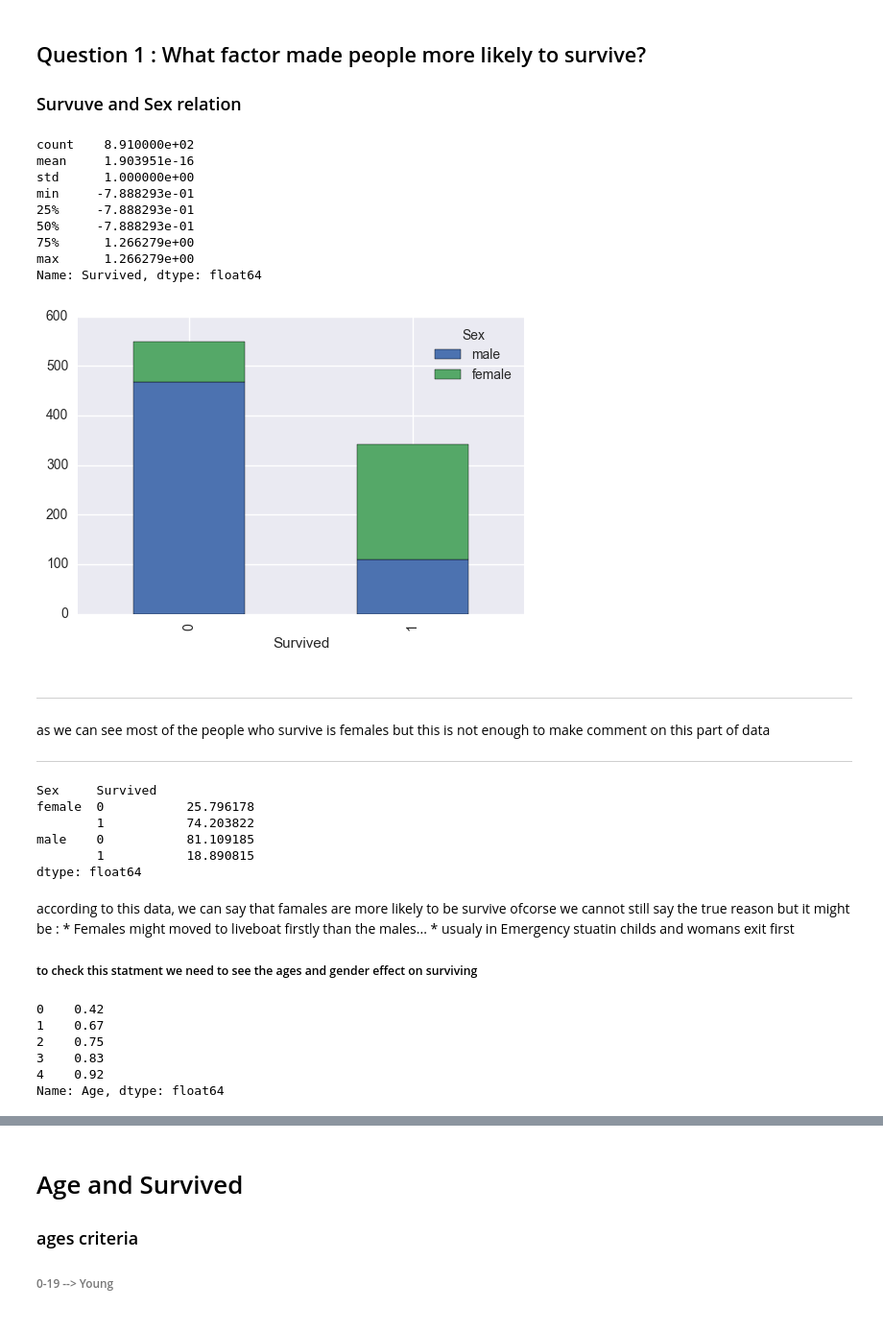
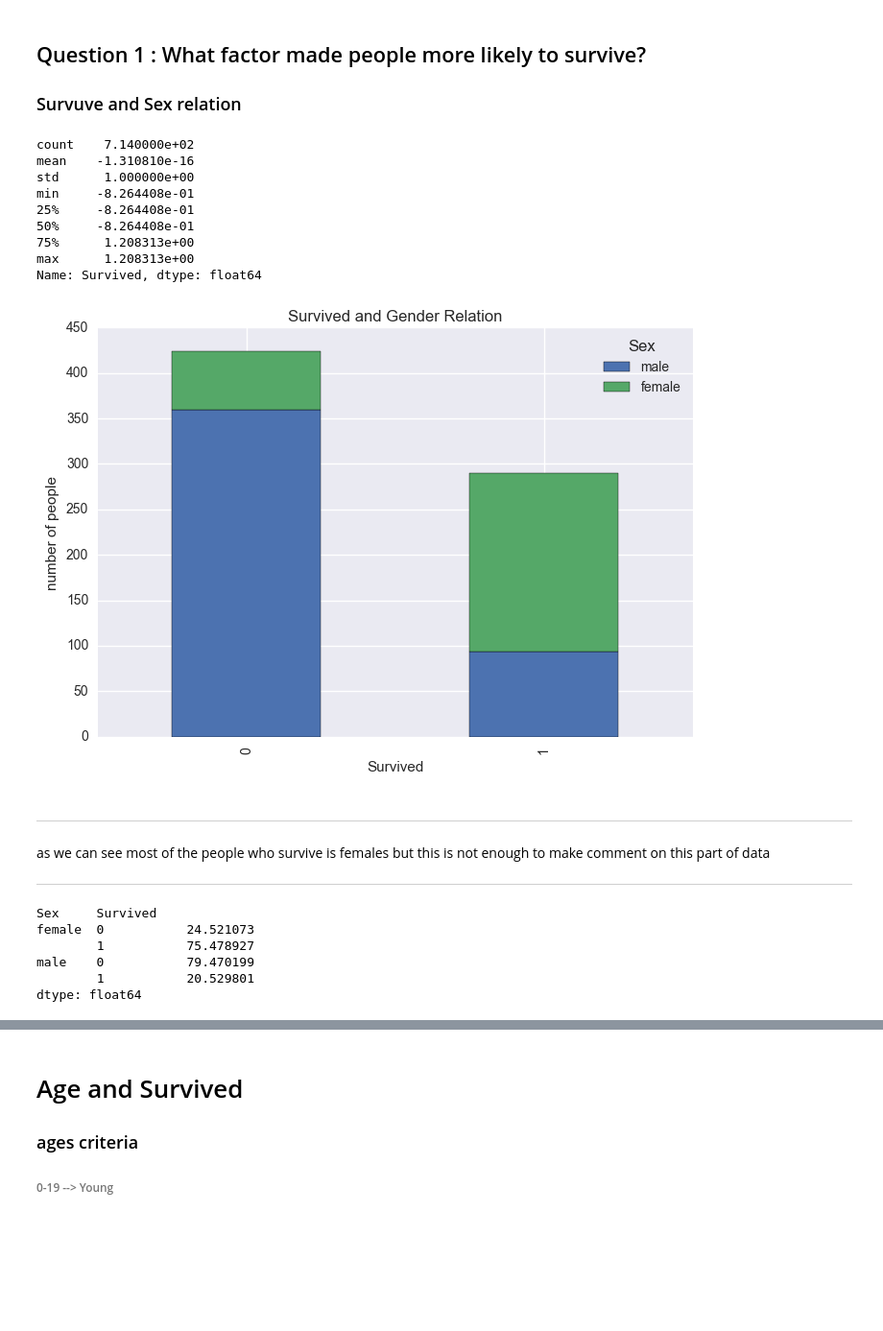
Before and after one commit to AhmetHamzaEmra/Data-Analyst-Nanodegree-, a Jupyter notebook: Titanic_Analysis.ipynb, the cells around one changed output, grey strips where cells are left out. Shown at 96% size. Saved outputs shown, nothing was run; the diff lists cells and outputs as text; code cells hidden in the pictures; blank space fills up the shorter version.

```diff
--- a/Titanic_Analysis.ipynb
+++ b/Titanic_Analysis.ipynb
@@ -34,3 +34,7 @@ titanic_df.describe()
 | 50% | 446.000000 | 0.000000 | 3.000000 | NaN | 0.000000 | 0.000000 | 14.454200 |
 | 75% | 668.500000 | 1.000000 | 3.000000 | NaN | 1.000000 | 0.000000 | 31.000000 |
 | max | 891.000000 | 1.000000 | 3.000000 | 80.000000 | 8.000000 | 6.000000 | 512.329200 |
+# %%
+#some datas from age column are missing
+
+df=titanic_df.dropna(subset=['Age'])
@@ -42,23 +68,25 @@ titanic_df.describe()
 def standardize_colum(column):
     return (column-column.mean())/column.std()
 # %%
-standardize_colum(titanic_df['Survived']).describe()
+standardize_colum(df['Survived']).describe()
 # %% [output]
-count    8.910000e+02
-mean     1.903951e-16
+count    7.140000e+02
+mean    -1.310810e-16
 std      1.000000e+00
-min     -7.888293e-01
-25%     -7.888293e-01
-50%     -7.888293e-01
-75%      1.266279e+00
-max      1.266279e+00
+min     -8.264408e-01
+25%     -8.264408e-01
+50%     -8.264408e-01
+75%      1.208313e+00
+max      1.208313e+00
 Name: Survived, dtype: float64
 # %%
-df1=(titanic_df.groupby(['Survived', 'Sex'])).count().unstack('Sex').fillna(0)['PassengerId']
+df1=(df.groupby(['Survived', 'Sex'])).count().unstack('Sex').fillna(0)['PassengerId']
 df1[['male', 'female']].plot(kind='bar', stacked=True)
+plt.title("Survived and Gender Relation")
+plt.ylabel("number of people")
 plt.show()
 # %% [output]
-[figure, old version]
+[figure, new version]
 # %% [markdown]
 ***
 
@@ -66,28 +94,13 @@ as we can see most of the people who survive is females but this is not enough t
 
 ***
 # %%
-total_gender=titanic_df.groupby('Sex').size()
-port_class_groups=titanic_df.groupby(['Sex', 'Survived'], as_index=False).size()*100/total_gender
+total_gender=df.groupby('Sex').size()
+port_class_groups=df.groupby(['Sex', 'Survived'], as_index=False).size()*100/total_gender
 print (port_class_groups)
 # %% [output]
 Sex     Survived
-female  0           25.796178
-        1           74.203822
-male    0           81.109185
-        1           18.890815
+female  0           24.521073
+        1           75.478927
+male    0           79.470199
+        1           20.529801
 dtype: float64
-# %% [markdown]
-according to this data, we can say that famales are more likely to be survive ofcorse we cannot still say the true reason but it might be :
-    * Females might moved to liveboat firstly than the males...
-    * usualy in Emergency stuatin childs and womans exit first
-##### to check this statment we need to see the ages and gender effect on surviving
-# %%
-data_by_age=titanic_df.groupby(['Age', 'Survived'], as_index=False).mean()
-data_by_age.head()['Age']
-# %% [output]
-0    0.42
-1    0.67
-2    0.75
-3    0.83
-4    0.92
-Name: Age, dtype: float64
```
Also changed, not shown: parts of 20 cells of this notebook.
